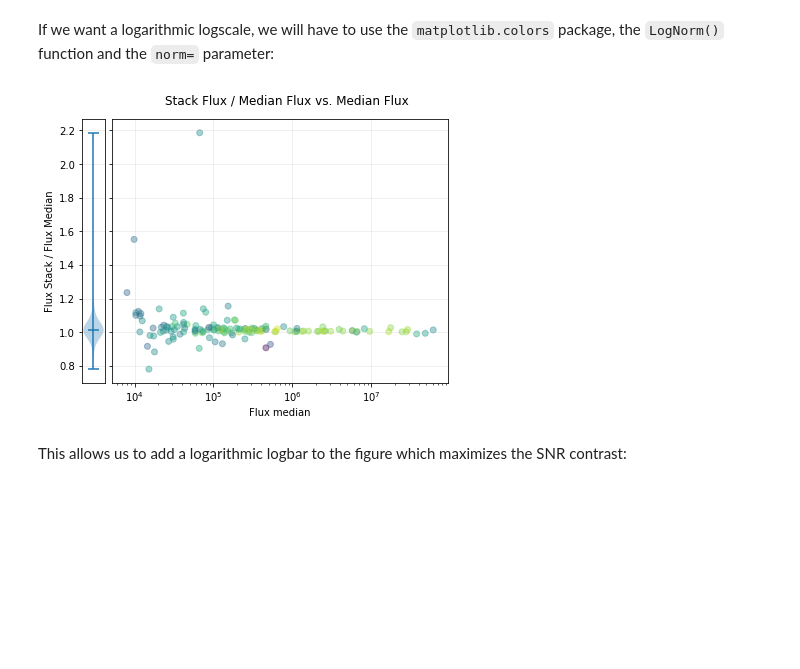
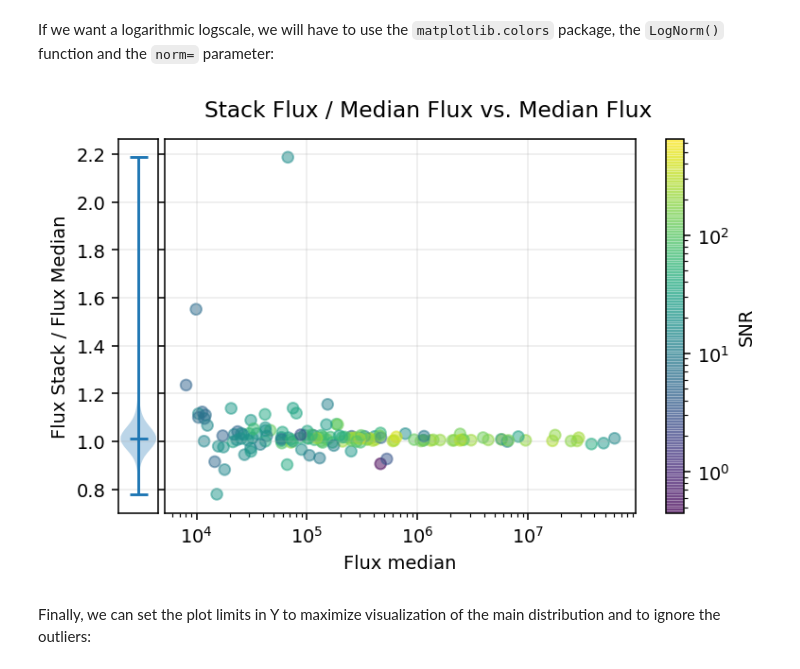
Before and after one commit to b1quint/Python-Tutorial-Series, a Jupyter notebook: Notebooks/PTS2019 - Data Analysis and Visualization 1.ipynb, the cells around one changed output. Drawn from its saved outputs; the diff is of its cells as text; code cells hidden in the pictures; blank space fills up the shorter version.

```diff
--- a/Notebooks/PTS2019 - Data Analysis and Visualization 1.ipynb
+++ b/Notebooks/PTS2019 - Data Analysis and Visualization 1.ipynb
@@ -675,32 +713,34 @@ If we want a logarithmic logscale, we will have to use the `matplotlib.colors` p
 # %%
 from matplotlib import colors as mcolors
 
 x = flux_median
 y = flux_stack / flux_median
 z = snr
 
-fig, axes = plt.subplots(figsize=(7,5), ncols=2, sharey=True, gridspec_kw={'width_ratios': [1, 15]})
+fig, axes = plt.subplots(ncols=2, sharey=True,
+                         gridspec_kw={'width_ratios': [1, 15]}, dpi=140)
 
 ax1 = axes[1]
-ax1.scatter(x, y, c=z, marker='o', alpha=0.4, norm=mcolors.LogNorm())
+im1 = ax1.scatter(x, y, c=z, marker='o', alpha=0.5, norm=mcolors.LogNorm())
 
 ax1.set_xscale('log')
 ax1.set_xlabel('Flux median')
 ax1.grid(alpha=0.25)
 
 ax2 = axes[0]
 ax2.violinplot(y, showmedians=True)
 ax2.set_ylabel('Flux Stack / Flux Median')
 ax2.set_xticks([])
 ax2.grid(alpha=0.25)
 
+fig.colorbar(im1, label='SNR')
 fig.suptitle('Stack Flux / Median Flux vs. Median Flux')
-fig.tight_layout(rect=[0, 0.05, 0.85, 0.95], w_pad=0)
+fig.tight_layout(rect=[0, 0.05, 0.95, 0.95], w_pad=0)
 plt.show()
 # %% [output]
-[figure, old version]
+[figure, new version]
-# %% [markdown]
-This allows us to add a logarithmic logbar to the figure which maximizes the SNR contrast:
+# %% [markdown]
+Finally, we can set the plot limits in Y to maximize visualization of the main distribution and to ignore the outliers:
 # %%
 from matplotlib import colors as mcolors
 
```
Also changed, not shown: parts of 15 cells of this notebook.
